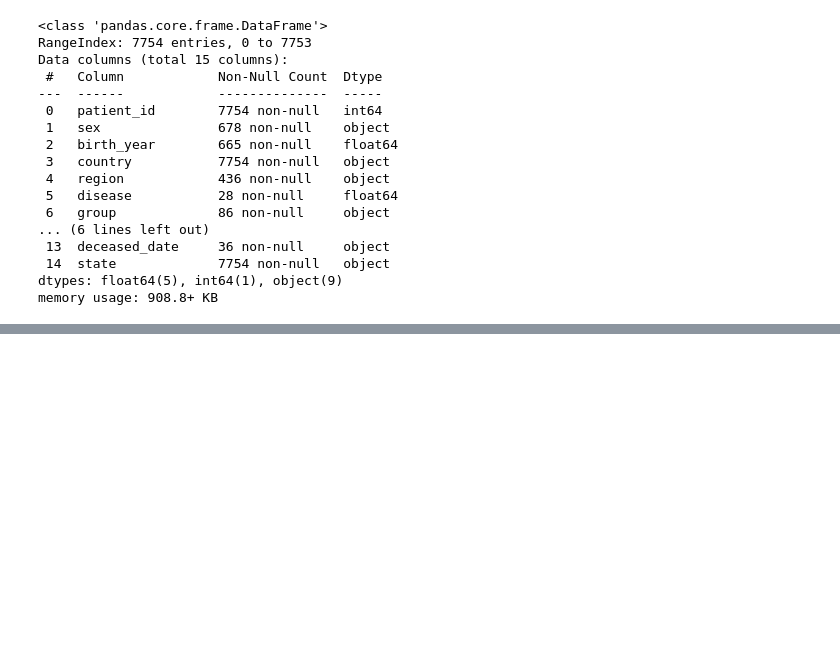
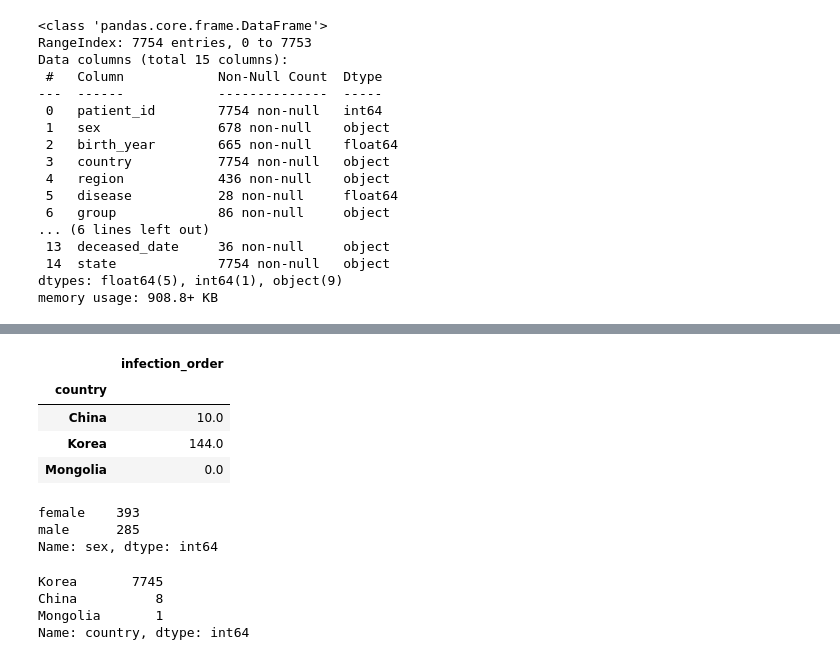
Before and after one commit to mirpouya/Basics-of-ML, a Jupyter notebook: Basics_of_Pandas.ipynb, the cells around one changed output, grey strips where cells are left out. Drawn from its saved outputs; the diff is of its cells as text; code cells hidden in the pictures; blank space fills up the shorter version.

```diff
--- a/Basics_of_Pandas.ipynb
+++ b/Basics_of_Pandas.ipynb
@@ -356,0 +415,23 @@ memory usage: 908.8+ KB
+# %%
+covid_data.groupby("country")[["infection_order"]].sum()
+# %% [output]
+|  | infection_order |
+| country |  |
+| China | 10.0 |
+| Korea | 144.0 |
+| Mongolia | 0.0 |
+# %%
+# counting unique values in a column
+
+covid_data["sex"].value_counts()
+# %% [output]
+female    393
+male      285
+Name: sex, dtype: int64
+# %%
+covid_data["country"].value_counts()
+# %% [output]
+Korea       7745
+China          8
+Mongolia       1
+Name: country, dtype: int64
```
Also changed, not shown: parts of 9 cells of this notebook.
